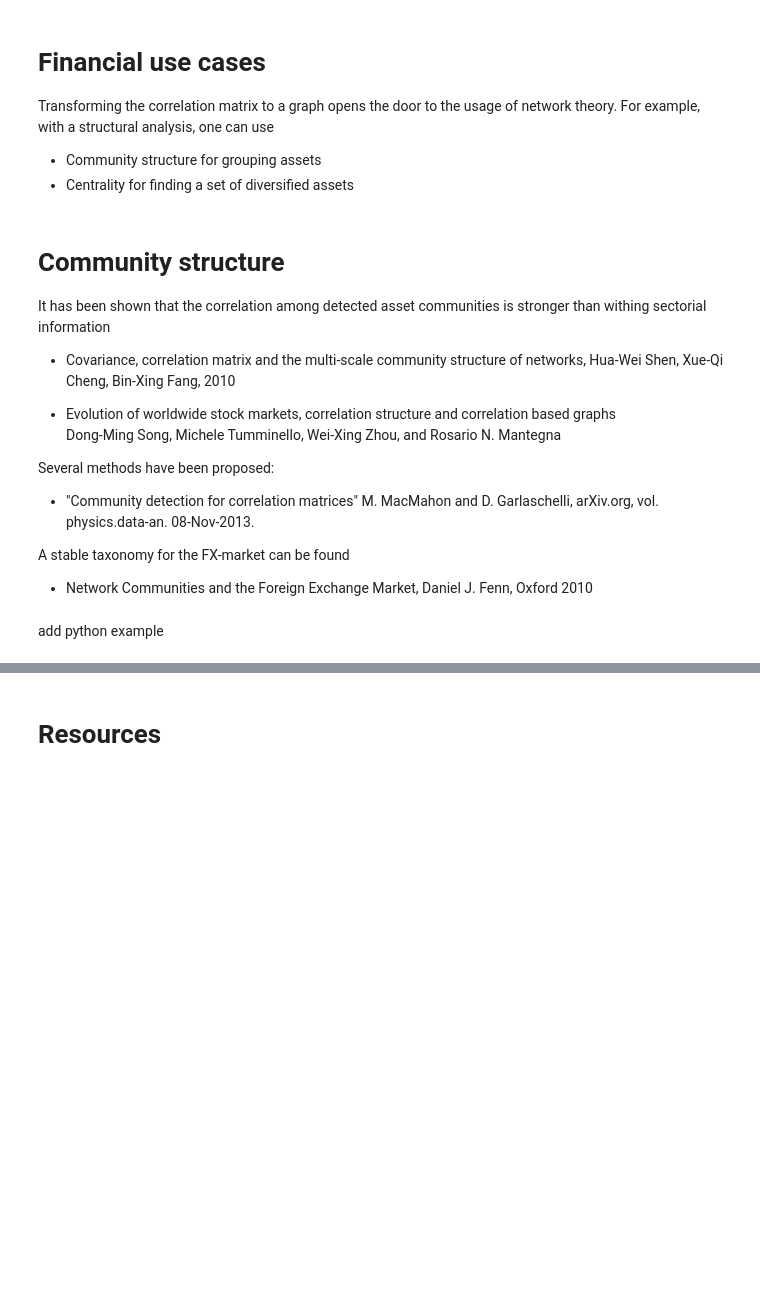
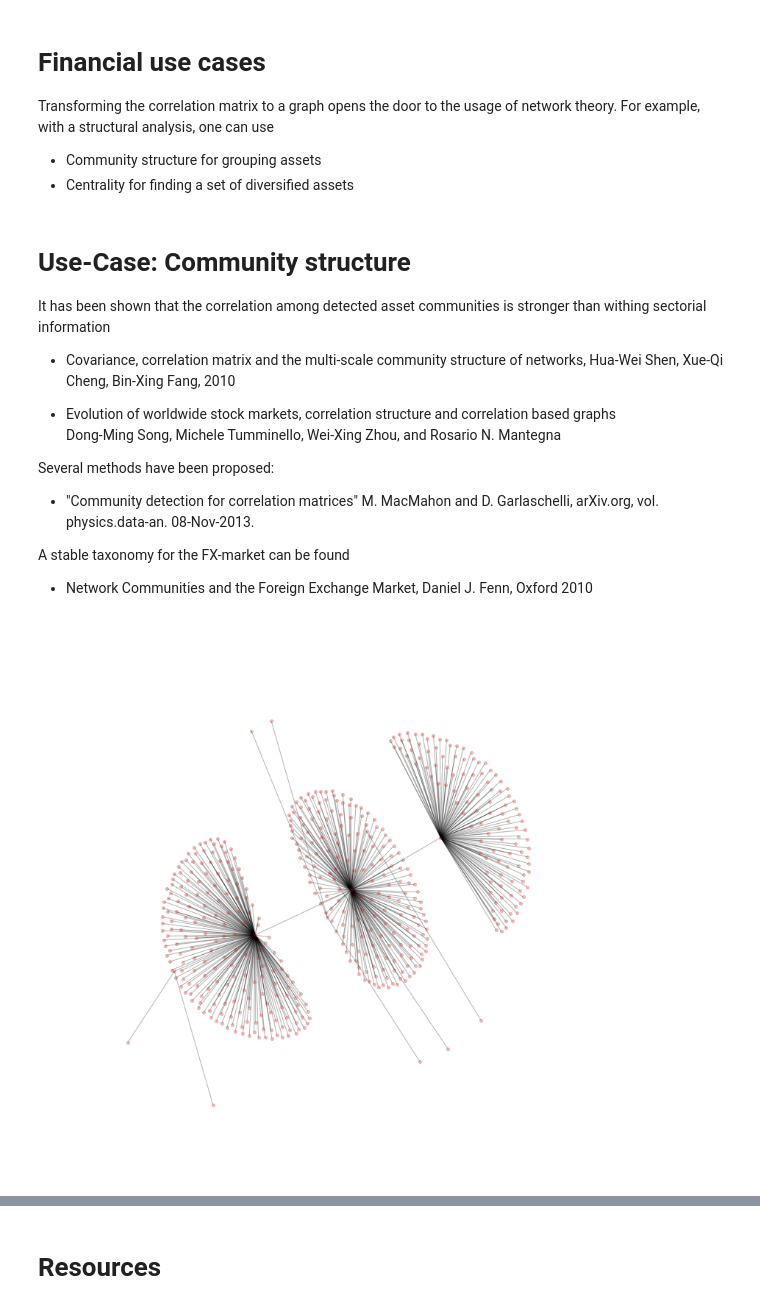
Before and after one commit to mvaz/FPQ2016, a Jupyter notebook: slides_fpq2016.ipynb, the cells around one changed output, grey strips where cells are left out. Cells and saved outputs as stored; diff of their text form; code cells hidden in the pictures; blank space fills up the shorter version.

```diff
--- a/slides_fpq2016.ipynb
+++ b/slides_fpq2016.ipynb
@@ -629,7 +639,7 @@ For example, with a structural analysis, one can use
 - Community structure for grouping assets
 - Centrality for finding a set of diversified assets
 # %% [markdown]
-# Community structure
+# Use-Case:  Community structure
 
 
 It has been shown that the correlation among detected asset communities is stronger than withing sectorial information
@@ -645,6 +655,23 @@ M. MacMahon and D. Garlaschelli,  arXiv.org, vol. physics.data-an. 08-Nov-2013.
 
 A stable taxonomy for the FX-market can be found
 * Network Communities and the Foreign Exchange Market, Daniel J. Fenn, Oxford 2010
-# %% [markdown]
-add python example
+# %%
+def gower_distance(correlation_matrix):
+    return np.sqrt(2 * np.clip(1. - correlation_matrix, 1e-3, 2.))
+
+x_dist = gower_distance(x)
+# %%
+import fincorrnets as fnx
+
+g_mst = fnx.construct_mst(x_dist)
+# %%
+%matplotlib inline
+fig, ax = plt.subplots(figsize=(13,13))
+
+from networkx.drawing.nx_agraph import graphviz_layout
+pos = graphviz_layout(g_mst)
+
+nx.draw(g_mst, pos, ax=ax, node_size=20, alpha=0.3)
+# %% [output]
+[figure, added]
 # %% [markdown]
```
Also changed, not shown: parts of 25 cells of this notebook, 3 other files.
